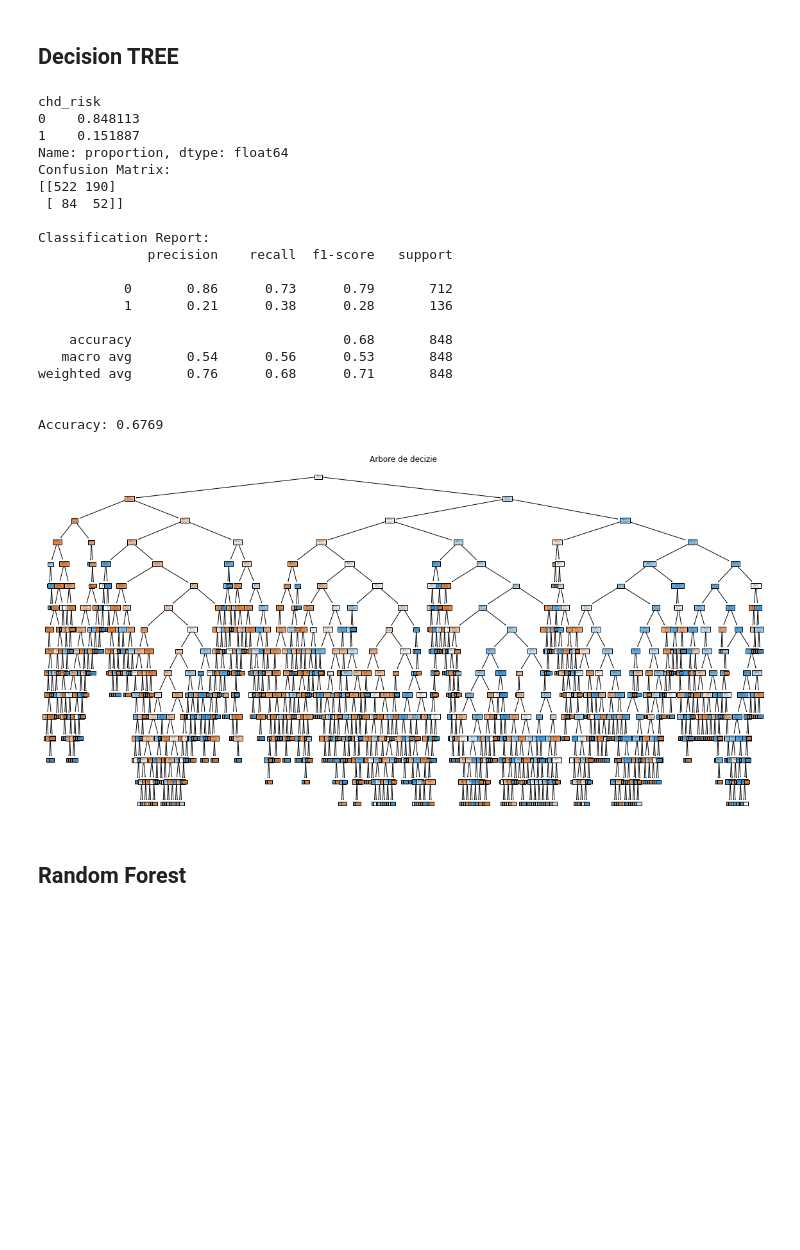
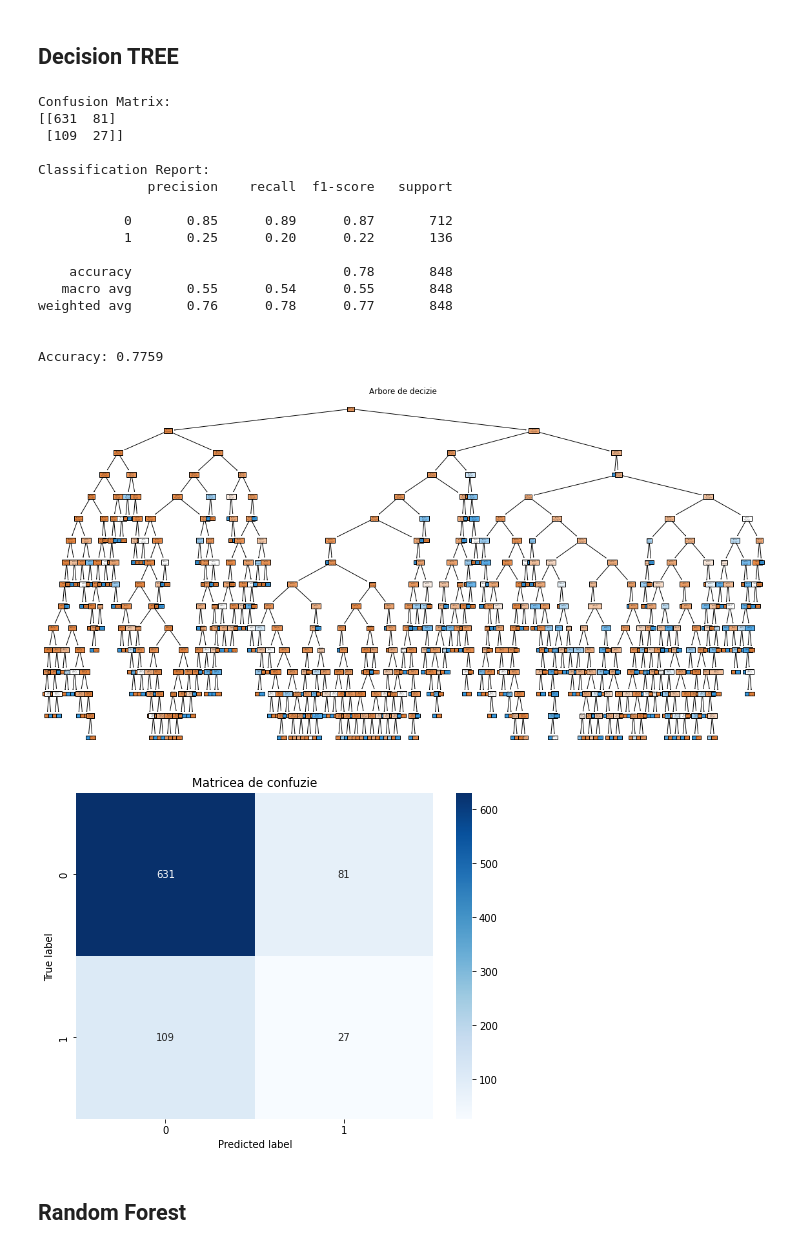
Before and after one commit to robertenciu/applied-machine-learning, a Jupyter notebook: heart.ipynb, the cells around one changed output. Saved outputs shown, nothing was run; the diff lists cells and outputs as text; code cells hidden in the pictures; blank space fills up the shorter version.

```diff
--- a/heart.ipynb
+++ b/heart.ipynb
@@ -63,14 +64,28 @@ max           95.250309       349.273736
 # %% [markdown]
 ### Analyzing discret/ordinary atributes
 # %%
+import matplotlib.pyplot as plt
+
 discret__ordinary_cols = [
     'gender', 'education_level', 'blood_pressure_medication',
     'smoking_status', 'hypertension_history', 'stroke_history',
     'diabetes_history', 'high_blood_sugar'
 ]
 
-print(f"Number of example with no NaN values: {len(df[discret__ordinary_cols].dropna())}\n")
+print(f"Number of examples with no NaN values: {len(df[discret__ordinary_cols].dropna())}\n")
 
 nunique_vals = df[discret__ordinary_cols].nunique()
 print(f"Number of unique values:\n{nunique_vals}")
+
+plt.figure(figsize=(16, 12))
+
+for idx, col in enumerate(discret__ordinary_cols):
+    plt.subplot(3, 3, idx + 1)
+    df[col].value_counts(dropna=False).plot(kind='bar')
+    plt.title(f'Distributie: {col}')
+    plt.xlabel(col)
+    plt.ylabel('Numar exemple')
+
+plt.tight_layout()
+plt.show()
 # %% [output]
@@ -342,6 +353,6 @@ dtype: float64
 # %% [markdown]
 ### Encoding categorical variables
 # %%
-# df = pd.get_dummies(df, columns=categorical_cols, dtype=float, drop_first=False)
+df = pd.get_dummies(df, columns=categorical_cols, dtype=float, drop_first=False)
 print(df)
 # %% [output]
@@ -402,58 +379,59 @@ Best Score (CV): 0.5604610255704777
 from sklearn.tree import DecisionTreeClassifier
 from sklearn.model_selection import train_test_split
 from sklearn.metrics import classification_report, confusion_matrix, accuracy_score
-from imblearn.over_sampling import SMOTE
 
 target_col = 'chd_risk'  # înlocuiește cu numele real
-print(df[target_col].value_counts(normalize=True))  # Proporții
 
 X = df.drop(columns=[target_col])  # variabilele de intrare
 y = df[target_col]                 # eticheta
 
-# Împărțim în set de antrenare și test (80%-20%)
 X_train, X_test, y_train, y_test = train_test_split(X, y, test_size=0.2, random_state=123)
-sm = SMOTE(random_state=42)
-X_res, y_res = sm.fit_resample(X_train, y_train)
-clf = DecisionTreeClassifier(criterion='gini', max_depth= 15, min_samples_leaf=1, random_state=123)
-clf.fit(X_res, y_res)
+model = DecisionTreeClassifier(criterion='gini', max_depth= 15, min_samples_leaf=1, random_state=123)
+model.fit(X_train, y_train)
 
-y_pred = clf.predict(X_test)
+y_pred = model.predict(X_test)
 
 print("Confusion Matrix:")
 print(confusion_matrix(y_test, y_pred))
 print("\nClassification Report:")
 print(classification_report(y_test, y_pred))
 print(f"\nAccuracy: {accuracy_score(y_test, y_pred):.4f}")
 
 from sklearn.tree import plot_tree
 import matplotlib.pyplot as plt
 
 plt.figure(figsize=(20,10))
-plot_tree(clf, feature_names=X.columns, class_names=True, filled=True)
+plot_tree(model, feature_names=X.columns, class_names=True, filled=True)
 plt.title("Arbore de decizie")
 plt.show()
+cm = confusion_matrix(y_test, y_pred)
+
+plt.figure(figsize=(8,6))
+sns.heatmap(cm, annot=True, fmt='d', cmap='Blues',
+            xticklabels=model.classes_, yticklabels=model.classes_)
+plt.xlabel('Predicted label')
+plt.ylabel('True label')
+plt.title('Matricea de confuzie')
+plt.show()
 # %% [output]
-chd_risk
-0    0.848113
-1    0.151887
-Name: proportion, dtype: float64
 Confusion Matrix:
-[[522 190]
- [ 84  52]]
+[[631  81]
+ [109  27]]
 
 Classification Report:
               precision    recall  f1-score   support
 
-           0       0.86      0.73      0.79       712
-           1       0.21      0.38      0.28       136
+           0       0.85      0.89      0.87       712
+           1       0.25      0.20      0.22       136
 
-    accuracy                           0.68       848
-   macro avg       0.54      0.56      0.53       848
-weighted avg       0.76      0.68      0.71       848
+    accuracy                           0.78       848
+   macro avg       0.55      0.54      0.55       848
+weighted avg       0.76      0.78      0.77       848
 
 
-Accuracy: 0.6769
+Accuracy: 0.7759
-[figure, old version]
+[figure, new version]
+[figure, added]
 # %% [markdown]
 ## Random Forest
 # %%
```
Also changed, not shown: parts of 14 cells of this notebook, 1 other file.
